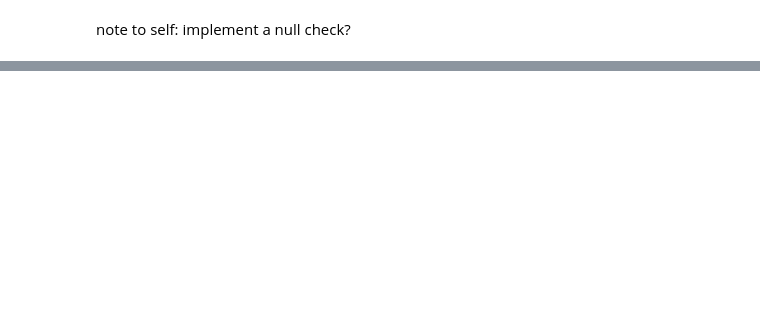
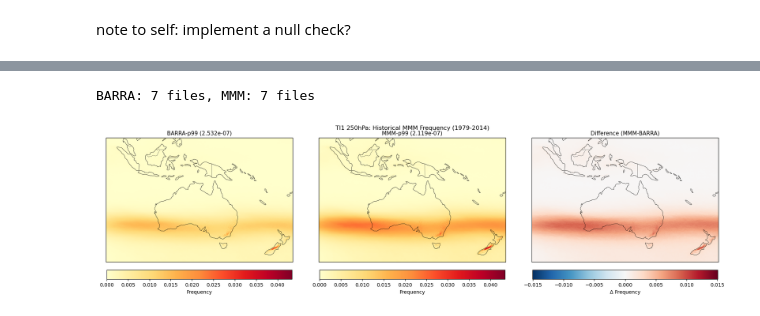
Before and after one commit to lettysolly/CAT_turbulence, a Jupyter notebook: streamlined_turbulence_code.ipynb, the cells around one changed output, grey strips where cells are left out. Drawn from its saved outputs; the diff is of its cells as text; code cells hidden in the pictures; blank space fills up the shorter version.

```diff
--- a/streamlined_turbulence_code.ipynb
+++ b/streamlined_turbulence_code.ipynb
@@ -40,7 +40,7 @@ from dask.distributed import Client
 # %%
 # once you have adjusted this cell. All following cells should run smoothly
 # ensure you have requested lots of memory. It has been set up for are.nci.org.au 28 Cores with 126G memory
-turbulence_index = "TI2"
+turbulence_index = "Ri"
 
 P=250
 p=P
@@ -401,13 +404,13 @@ for run in dict_model_index[scenario]:
         print(f"Files '{p99_file} and {percentile_file}' already exist.")
         continue
 
+    chunks = {"time": 240, "lat": -1, "lon": -1} if turbulence_index == "TI1" else {"time": -1, "lat": -1, "lon": -1}
+
     with dask.config.set({
         "distributed.scheduler.locks.lease-timeout": "300s",
         "distributed.scheduler.locks.lease-validation-interval": "30s",
     }):
-
-        # with Client(threads_per_worker=2, n_workers=1) as client:
-        with Client(threads_per_worker=2, n_workers=1,  processes=True) as client:
+        with Client(threads_per_worker=10, n_workers=1, processes=True) as client:
             print(client.dashboard_link)
             delayed_list=[]
             for year in baseline_time_range:
@@ -425,8 +428,13 @@ for run in dict_model_index[scenario]:
                                                              member_id=member_id,
                                                              P=P,
                                                              outfile=new_file,
+                                                             chunks=chunks,
                                                             ))
-            print("compute ... ")
-            dask.compute(*delayed_list)
+            if delayed_list:
+                batch_size = 5
+                for i in range(0, len(delayed_list), batch_size):
+                    batch = delayed_list[i:i+batch_size]
+                    print(f"Computing batch {i//batch_size + 1} of {(len(delayed_list)-1)//batch_size + 1}...")
+                    dask.compute(*batch)
 # %% [output]
 http://127.0.0.1:8787/status
@@ -831,0 +1065,61 @@ pd.DataFrame(rows)
+# %%
+# TI1 historical is done - comparing mmm frequency of exceeding the 2 percentiles
+
+barra_files = sorted(glob.glob(
+    f"/scratch/v46/ls7238/CAT_turbulence/{turbulence_index}/{P}hPa/BARRA-p99/freq-above-p99/"
+    f"{turbulence_index}-{P}hPa-monthly-freq-above-p99_AUS-15_historical_*_BOM_BARPA-R_v1-r1_6hr.nc"))
+
+mmm_files = sorted(glob.glob(
+    f"/scratch/v46/ls7238/CAT_turbulence/{turbulence_index}/{P}hPa/mmm-p99/freq-above-p99/"
+    f"{turbulence_index}-{P}hPa-monthly-freq-above-p99_AUS-15_historical_*_BOM_BARPA-R_v1-r1_6hr.nc"))
+
+# check all there
+print(f"BARRA: {len(barra_files)} files, MMM: {len(mmm_files)} files")
+
+# read old barra p99 value from file attributes
+barra_p99 = xr.open_dataset(barra_files[0]).attrs.get("p99", "unknown")
+
+ds_barra = xr.open_mfdataset(barra_files, combine="nested", concat_dim="run")
+ds_mmm   = xr.open_mfdataset(mmm_files,   combine="nested", concat_dim="run")
+
+# data for plots
+barra_spatial = ds_barra[turbulence_index].mean(["run", "time"]).compute()
+mmm_spatial   = ds_mmm[turbulence_index].mean(["run", "time"]).compute()
+diff_spatial  = mmm_spatial - barra_spatial
+# %% [output]
+BARRA: 7 files, MMM: 7 files
+# %%
+# Spatial maps
+
+# limits for plots
+proj   = ccrs.PlateCarree()
+extent = [90, 180, -50, 10]
+vmax   = float(max(barra_spatial.max(), mmm_spatial.max()))
+vlim_diff = float(abs(diff_spatial).max())
+
+fig, axes = plt.subplots(1, 3, figsize=(18, 5), subplot_kw={"projection": proj})
+fig.suptitle(f"{turbulence_index} {P}hPa: Historical MMM Frequency (1979-2014)", fontsize=12)
+
+panels = [
+    (barra_spatial, f"BARRA-p99 ({barra_p99:.3e})",          "YlOrRd", 0,          vmax,       "Frequency"),
+    (mmm_spatial,   f"MMM-p99 ({p99:.3e})",             "YlOrRd", 0,          vmax,       "Frequency"),
+    (diff_spatial,  "Difference (MMM-BARRA)", "RdBu_r", -vlim_diff, vlim_diff, "Δ Frequency"),
+]
+
+for ax, (da, title, cmap, vmin, vmax_, label) in zip(axes, panels):
+    ax.set_extent(extent, crs=proj)
+    ax.add_feature(cfeature.COASTLINE, linewidth=0.5)
+    ax.add_feature(cfeature.BORDERS,   linewidth=0.3)
+    im = ax.pcolormesh(da.lon, da.lat, da.values,
+                       cmap=cmap, vmin=vmin, vmax=vmax_, transform=proj)
+    plt.colorbar(im, ax=ax, orientation="horizontal", pad=0.05, shrink=0.9, label=label)
+    ax.set_title(title, fontsize=11)
+
+plt.tight_layout()
+#plt.savefig(f"/scratch/v46/ls7238/CAT_turbulence/{turbulence_index}/{P}hPa/comparison_spatial_{turbulence_index}-{P}hPa.png",
+#            dpi=150, bbox_inches="tight")
+plt.show()
+
+#
+# %% [output]
+[figure, added]
```
Also changed, not shown: parts of 27 cells of this notebook, 4 other files.
